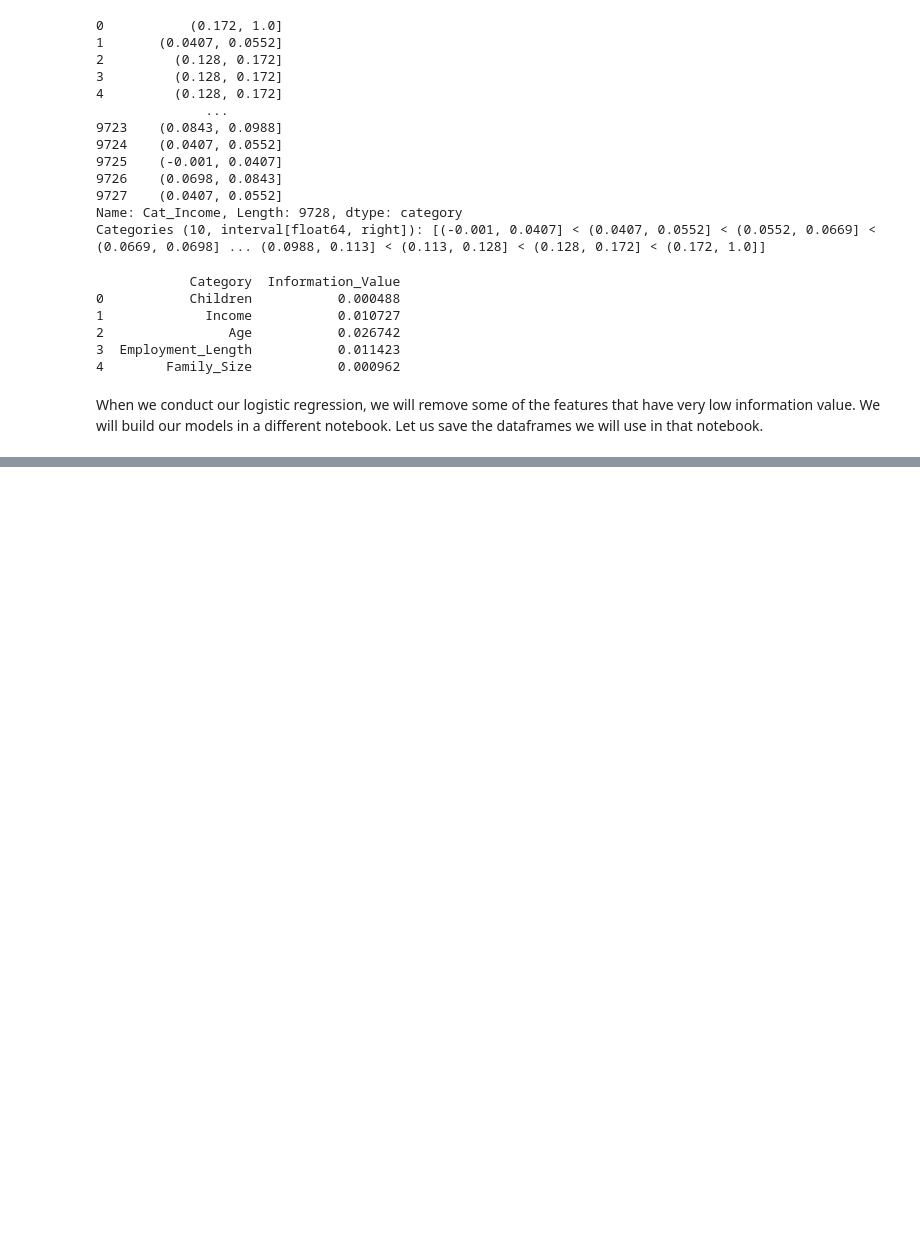
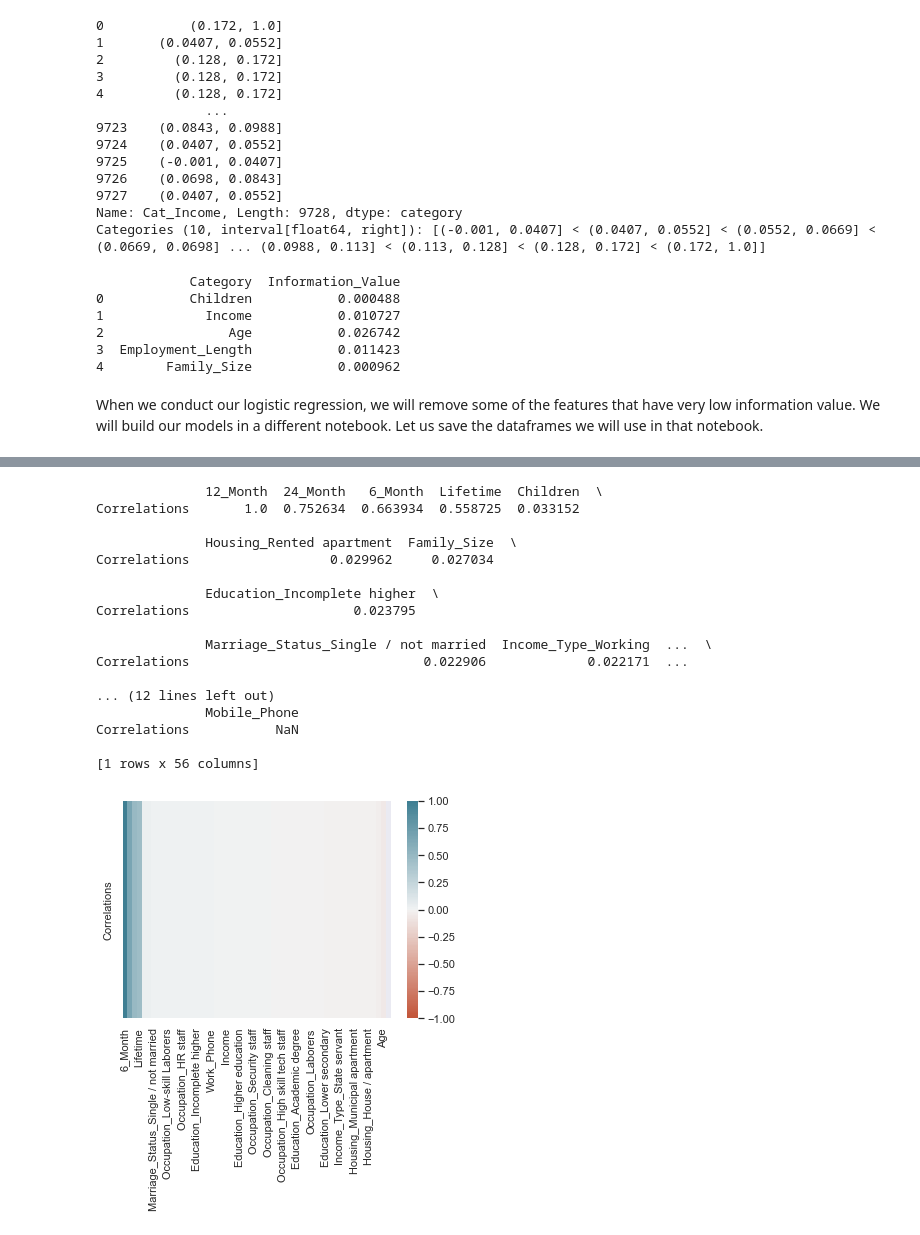
Before and after one commit to SiddharthNVenkatesh/Credit-Score-Model, a Jupyter notebook: Exploratory Data Analysis.ipynb, the cells around one changed output, grey strips where cells are left out. Drawn from its saved outputs; the diff is of its cells as text; code cells hidden in the pictures; blank space fills up the shorter version.

```diff
--- a/Exploratory Data Analysis.ipynb
+++ b/Exploratory Data Analysis.ipynb
@@ -365,0 +397,29 @@ This table is also very discouraging. None of our features are particularly stro
+# %%
+correlations_12_month = feat_without_id.apply(lambda x: corr(x, label='12_Month')).rename(index={0: "Correlations"})
+
+sorted_correlations_12_month = correlations_12_month.sort_values(by="Correlations", axis=1, ascending=False)
+
+%matplotlib inline
+sns.set_theme()
+ax = sns.heatmap(sorted_correlations_6_month, vmin=-1, vmax=1, center=0, cmap=sns.diverging_palette(20, 220, n=200))
+
+print(sorted_correlations_12_month)
+# %% [output]
+              12_Month  24_Month   6_Month  Lifetime  Children  \
+Correlations       1.0  0.752634  0.663934  0.558725  0.033152
+
+              Housing_Rented apartment  Family_Size  \
+Correlations                  0.029962     0.027034
+
+              Education_Incomplete higher  \
+Correlations                     0.023795
+
+              Marriage_Status_Single / not married  Income_Type_Working  ...  \
+Correlations                              0.022906             0.022171  ...
+
+... (12 lines left out)
+              Mobile_Phone
+Correlations           NaN
+
+[1 rows x 56 columns]
+[figure, added]
```
Also changed, not shown: parts of 18 cells of this notebook.
